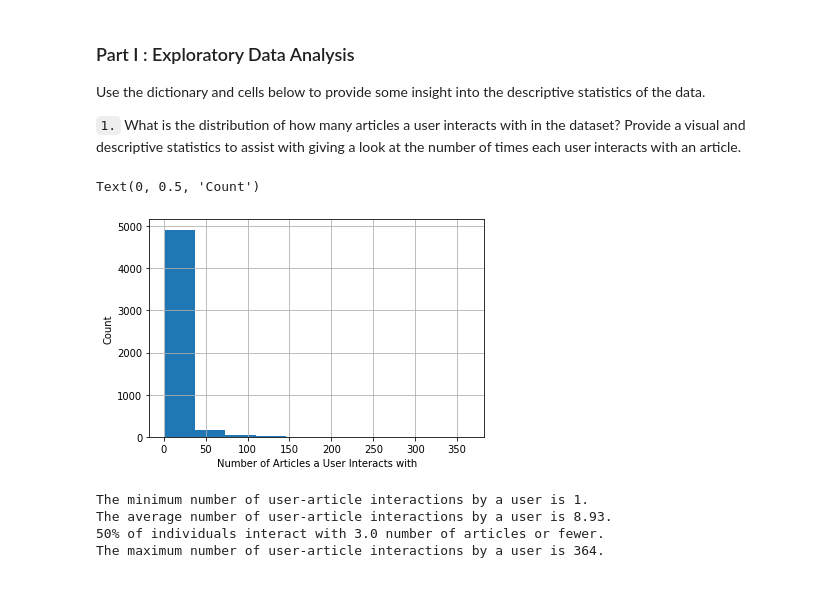
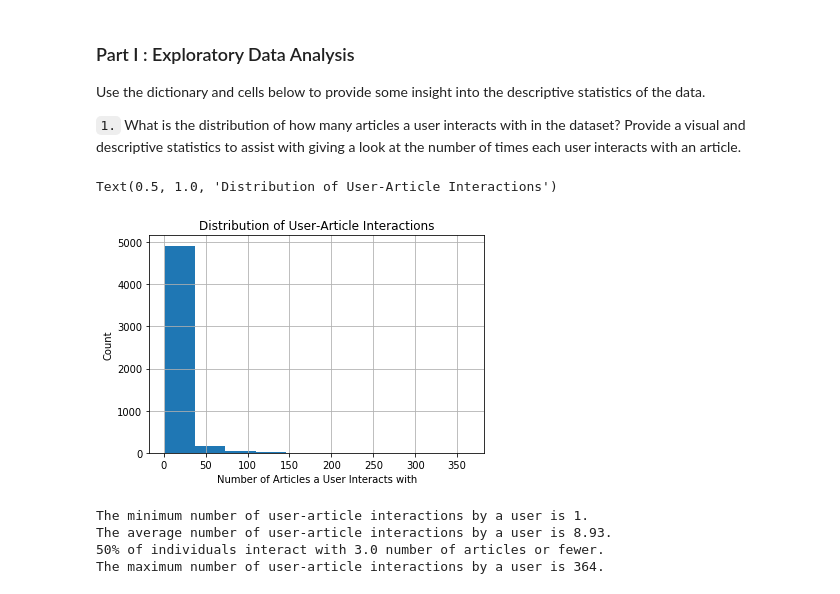
Before and after one commit to Kilie/recommendations_with_IBM, a Jupyter notebook: Recommendations_with_IBM.ipynb, the cells around one changed output. Saved outputs shown, nothing was run; the diff lists cells and outputs as text; code cells hidden in the pictures.

```diff
--- a/Recommendations_with_IBM.ipynb
+++ b/Recommendations_with_IBM.ipynb
@@ -61,14 +61,15 @@ Use the dictionary and cells below to provide some insight into the descriptive
 # %%
 # Create a sub dataset called user_art_interaction with the indices as the email and values as the count of articles
 user_art_interaction = df.groupby('email').article_id.count()
 
 # Histogram of the number of times each user (email) interacts with an article
 ax = user_art_interaction.hist()
 ax.set_xlabel('Number of Articles a User Interacts with')
 ax.set_ylabel('Count')
+ax.set_title('Distribution of User-Article Interactions')
 # %% [output]
-Text(0, 0.5, 'Count')
+Text(0.5, 1.0, 'Distribution of User-Article Interactions')
-[figure, old version]
+[figure, new version]
 # %%
 # Fill in the median and maximum number of user_article interactios below
 
```
Also changed, not shown: 1 other file.
